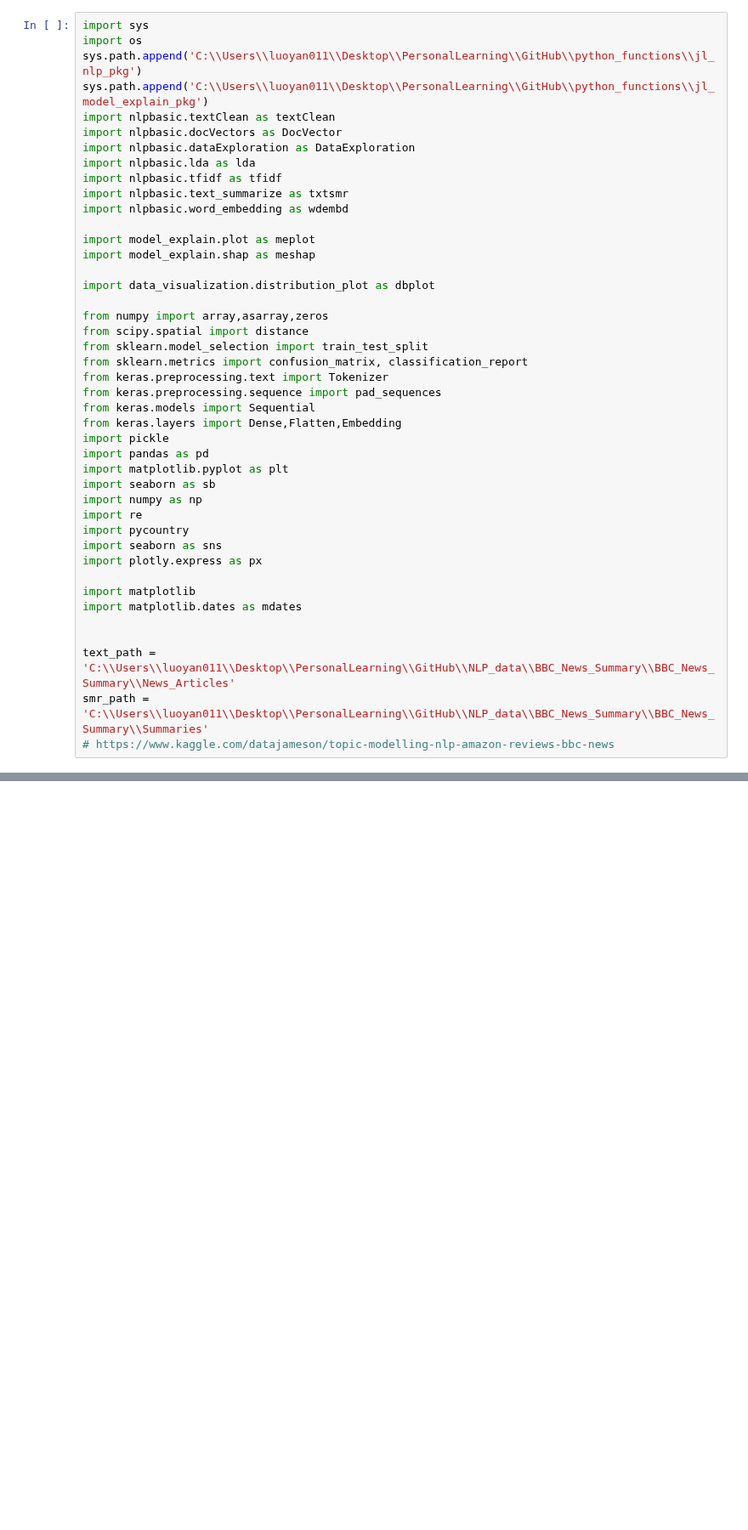
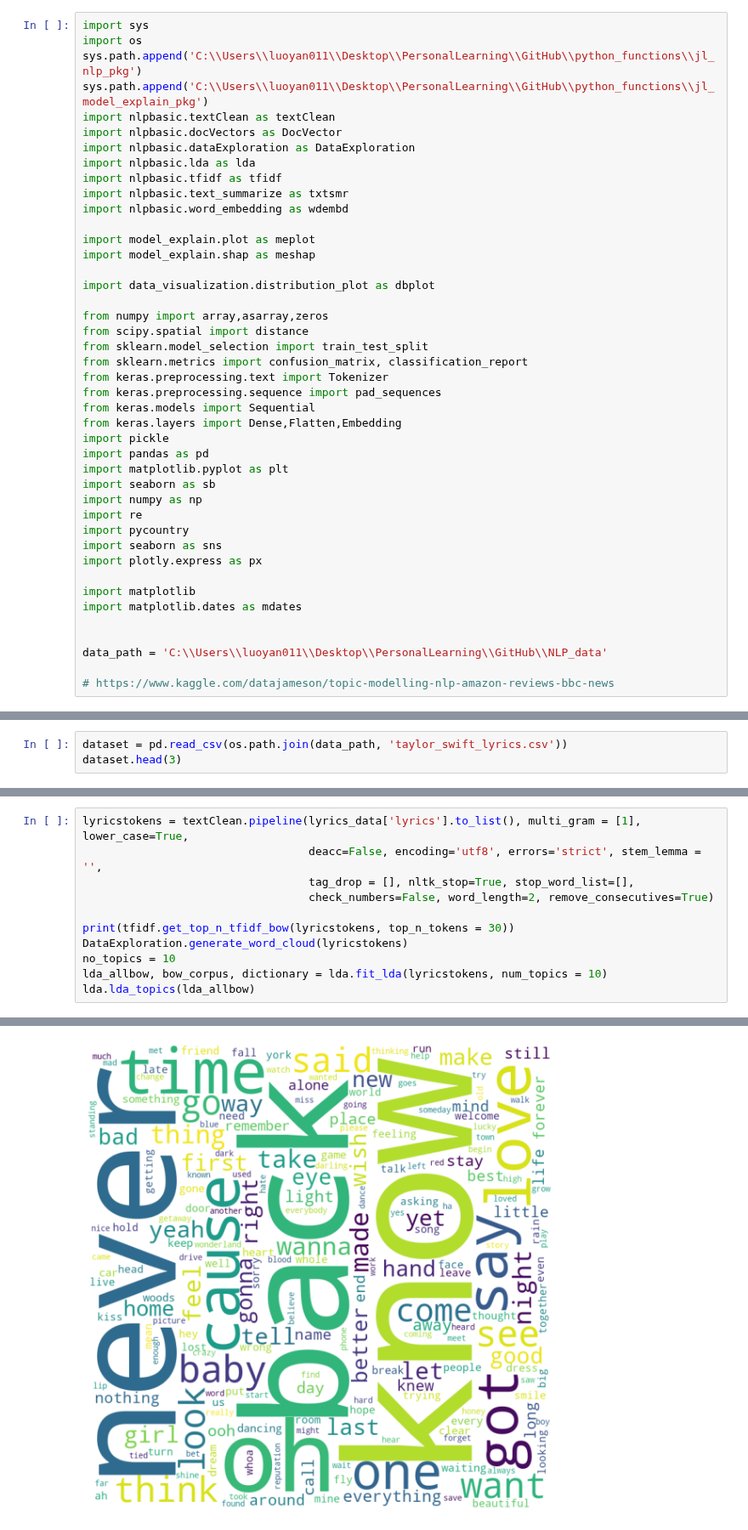
Before and after one commit to jinfeijoy/NLP, a Jupyter notebook: text_generation/Taylor_swift_lyrics_generation.ipynb, the cells around one changed output, grey strips where cells are left out. Shown at 85% size. Saved outputs shown, nothing was run; the diff lists cells and outputs as text; blank space fills up the shorter version.

Commit message:
update lyric generation text visualization part

```diff
--- a/text_generation/Taylor_swift_lyrics_generation.ipynb
+++ b/text_generation/Taylor_swift_lyrics_generation.ipynb
@@ -38,6 +38,6 @@ import matplotlib
 import matplotlib.dates as mdates
 
 
-text_path = 'C:\\Users\\luoyan011\\Desktop\\PersonalLearning\\GitHub\\NLP_data\\BBC_News_Summary\\BBC_News_Summary\\News_Articles'
-smr_path = 'C:\\Users\\luoyan011\\Desktop\\PersonalLearning\\GitHub\\NLP_data\\BBC_News_Summary\\BBC_News_Summary\\Summaries'
+data_path = 'C:\\Users\\luoyan011\\Desktop\\PersonalLearning\\GitHub\\NLP_data'
+
 # https://www.kaggle.com/datajameson/topic-modelling-nlp-amazon-reviews-bbc-news
@@ -43,0 +48,3 @@ smr_path = 'C:\\Users\\luoyan011\\Desktop\\PersonalLearning\\GitHub\\NLP_data\\B
+# %%
+dataset = pd.read_csv(os.path.join(data_path, 'taylor_swift_lyrics.csv'))
+dataset.head(3)
@@ -43,0 +104,12 @@ smr_path = 'C:\\Users\\luoyan011\\Desktop\\PersonalLearning\\GitHub\\NLP_data\\B
+# %%
+lyricstokens = textClean.pipeline(lyrics_data['lyrics'].to_list(), multi_gram = [1], lower_case=True,
+                                  deacc=False, encoding='utf8', errors='strict', stem_lemma = '',
+                                  tag_drop = [], nltk_stop=True, stop_word_list=[],
+                                  check_numbers=False, word_length=2, remove_consecutives=True)
+
+print(tfidf.get_top_n_tfidf_bow(lyricstokens, top_n_tokens = 30))
+DataExploration.generate_word_cloud(lyricstokens)
+no_topics = 10
+lda_allbow, bow_corpus, dictionary = lda.fit_lda(lyricstokens, num_topics = 10)
+lda.lda_topics(lda_allbow)
+# %% [output]
@@ -43,0 +117 @@ smr_path = 'C:\\Users\\luoyan011\\Desktop\\PersonalLearning\\GitHub\\NLP_data\\B
+[figure, added]
```
Also changed, not shown: parts of 10 cells of this notebook.
